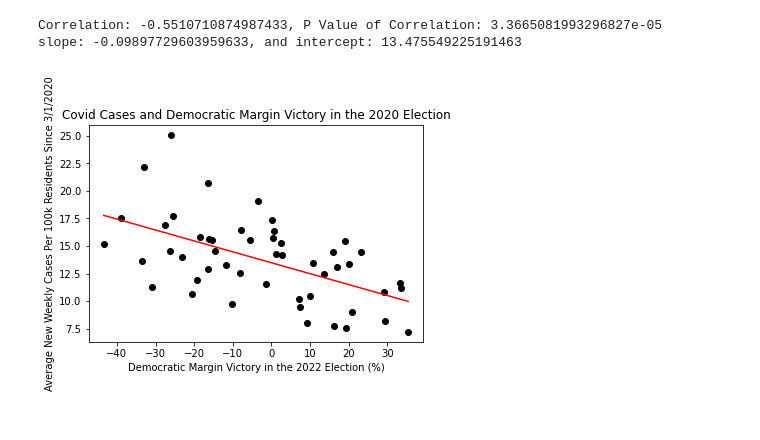
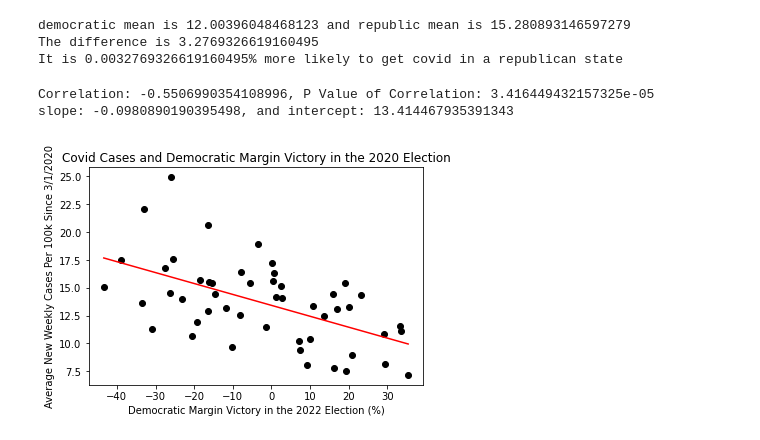
Before and after one commit to alexanderschatzberg/qr_x, a Jupyter notebook: covid-and-politics/src/covid_vs_politics.ipynb, the cells around one changed output. Drawn from its saved outputs; the diff is of its cells as text; code cells hidden in the pictures.

Commit message:
mean difference

```diff
--- a/covid-and-politics/src/covid_vs_politics.ipynb
+++ b/covid-and-politics/src/covid_vs_politics.ipynb
@@ -98,3 +98,15 @@ container = Container()
 for item in vote_dict_abbrev:
     state_obj = State(state=item, dem_margin=vote_dict_abbrev[item], new_cases_per_100k=state_covid_data[item].cases)
     container.add(state_obj)
+# %%
+democratic = []
+republic = []
+
+for item in container.states:
+    if item.cases == None:
+        continue
+    else:
+        if float(item.dem_margin.replace("%", "")) > 0:
+            democratic.append(item)
+        else:
+            republic.append(item)
@@ -101,3 +120,15 @@ for item in vote_dict_abbrev:
+# %%
+dem_mean = df_mean(democratic)
+rep_mean = df_mean(republic)
+print(f'democratic mean is {dem_mean} and republic mean is {rep_mean}')
+dif = rep_mean - dem_mean
+print(f'The difference is {dif}')
+likelihood = (rep_mean - dem_mean) / 100000 * 100
+print(f'It is {likelihood}% more likely to get covid in a republican state')
+# %% [output]
+democratic mean is 12.00396048468123 and republic mean is 15.280893146597279
+The difference is 3.2769326619160495
+It is 0.0032769326619160495% more likely to get covid in a republican state
 # %%
 #Make a plot for the data
 
@@ -119,34 +150,34 @@ for item in dem_margin:
 # %%
 # linear line
 cases = pd.DataFrame(cases_per_100k).values
 dem_margin = pd.DataFrame(dem_float_arr).values
 
 x = dem_float_arr
 y = cases_per_100k
 
 # correlation
 correlation, p_value_correlation = scipy.stats.pearsonr(x, y)
 print(f"Correlation: {correlation}, P Value of Correlation: {p_value_correlation}")
 
 # polyfit of 3rd degree, change the number in the polyfit function to change the degree of fit
 fit, cov = np.polyfit(x, y, 1, cov=True)
 print(f"slope: {fit[0]}, and intercept: {fit[1]}")
 
 x_fit = np.linspace(np.min(dem_margin),np.max(dem_margin))
 poly_fit = np.polyval(fit,x_fit)
 
 plt.plot(x_fit, poly_fit, color = 'red')
 
-plt.ylabel("Average New Weekly Cases Per 100k Residents Since 3/1/2020")
+plt.ylabel("Average New Weekly Cases Per 100k Since 3/1/2020")
 plt.xlabel("Democratic Margin Victory in the 2022 Election (%)")
 plt.title("Covid Cases and Democratic Margin Victory in the 2020 Election")
 plt.scatter(x, y, color='black')
 plt.savefig("covid_cases_and_dem_margin.png", dpi=500)
 plt.show()
 # %% [output]
-Correlation: -0.5510710874987433, P Value of Correlation: 3.3665081993296827e-05
-slope: -0.09897729603959633, and intercept: 13.475549225191463
+Correlation: -0.5506990354108996, P Value of Correlation: 3.416449432157325e-05
+slope: -0.0980890190395498, and intercept: 13.414467935391343
-[figure, old version]
+[figure, new version]
 # %%
 # cross_validation
 def cross_validation(remove_nums, dataSetX, dataSetY, iteration):
```
Also changed, not shown: parts of 2 cells of this notebook, 5 other files.
